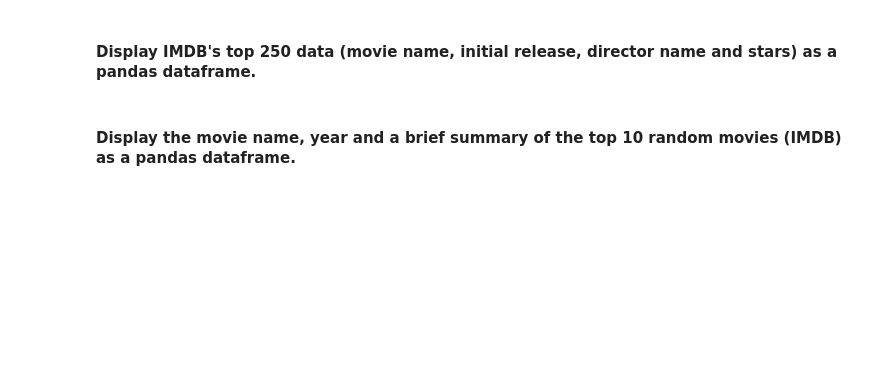
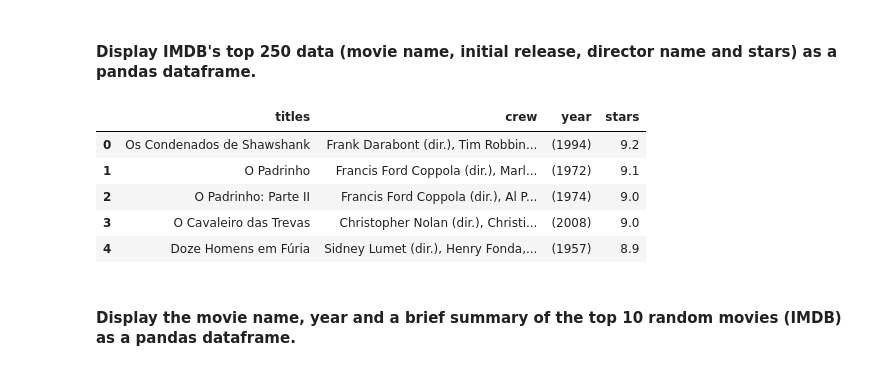
Before and after one commit to ta-data-lis/lab-web-scraping, a Jupyter notebook: your-code/main.ipynb, the cells around one changed output. Drawn from its saved outputs; the diff is of its cells as text; code cells hidden in the pictures; blank space fills up the shorter version.

```diff
--- a/your-code/main.ipynb
+++ b/your-code/main.ipynb
@@ -168,3 +378,22 @@ url = 'https://www.imdb.com/chart/top'
+# %%
+# your code here
+html = requests.get(url).content
+soup = BeautifulSoup(html, 'lxml')
+
+crew = [x.find('a').get('title') for x in soup.find_all('td', {'class' : 'titleColumn'})]
+titles = [x.find('a').get_text() for x in soup.find_all('td', {'class' : 'titleColumn'})]
+year = [x.get_text() for x in soup.find_all('span', {'class' : 'secondaryInfo'})]
+stars = [x.find('strong').get_text() for x in soup.find_all('td', {'class' : 'ratingColumn imdbRating'})]
+
+df = pd.DataFrame({'titles' : titles, 'crew' : crew, 'year' : year, "stars" : stars})
+df.head()
+# %% [output]
+|  | titles | crew | year | stars |
+| 0 | Os Condenados de Shawshank | Frank Darabont (dir.), Tim Robbin... | (1994) | 9.2 |
+| 1 | O Padrinho | Francis Ford Coppola (dir.), Marl... | (1972) | 9.1 |
+| 2 | O Padrinho: Parte II | Francis Ford Coppola (dir.), Al P... | (1974) | 9.0 |
+| 3 | O Cavaleiro das Trevas | Christopher Nolan (dir.), Christi... | (2008) | 9.0 |
+| 4 | Doze Homens em Fúria | Sidney Lumet (dir.), Henry Fonda,... | (1957) | 8.9 |
 # %% [markdown]
 #### Display the movie name, year and a brief summary of the top 10 random movies (IMDB) as a pandas dataframe.
 # %%
```
Also changed, not shown: parts of 42 cells of this notebook.
